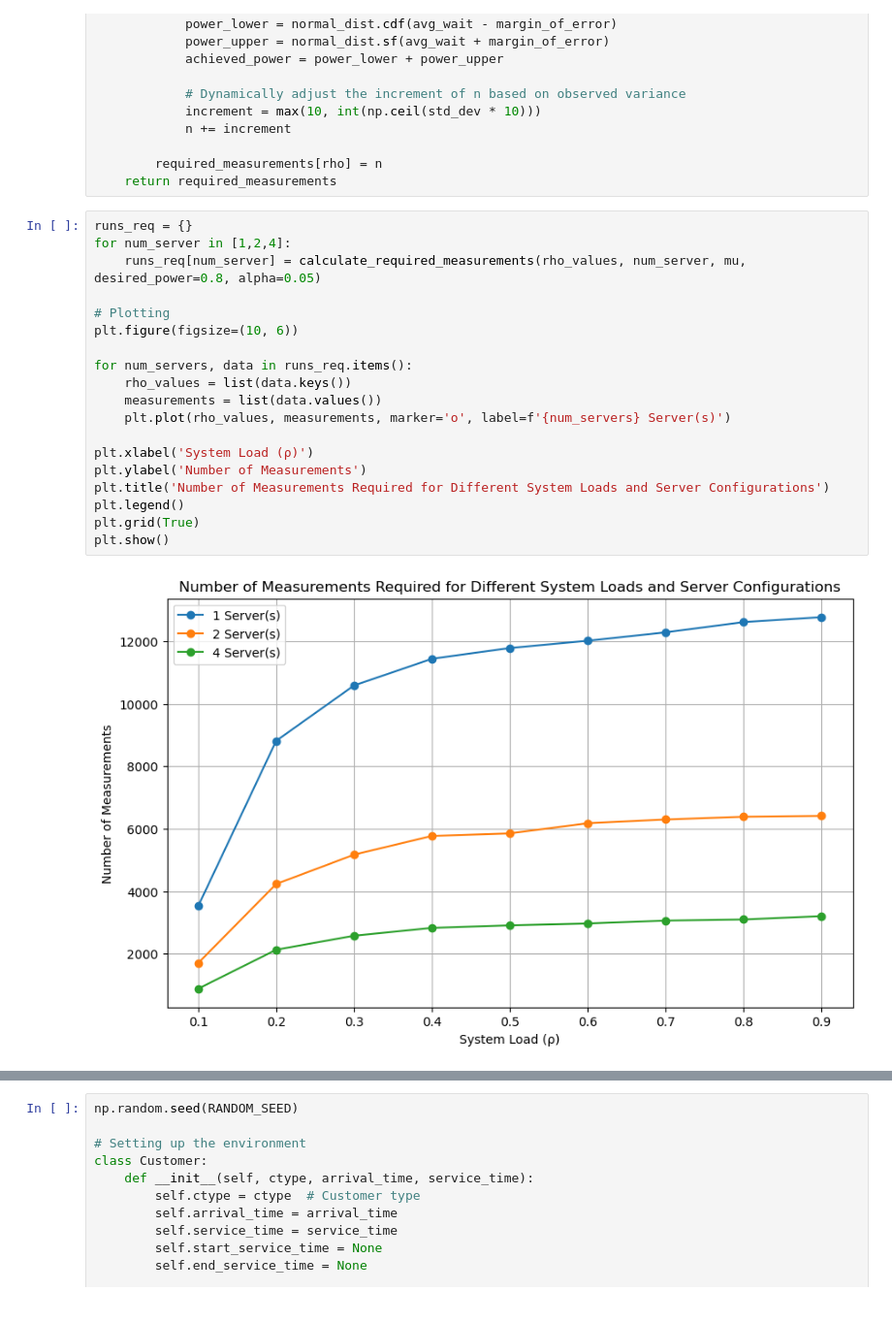
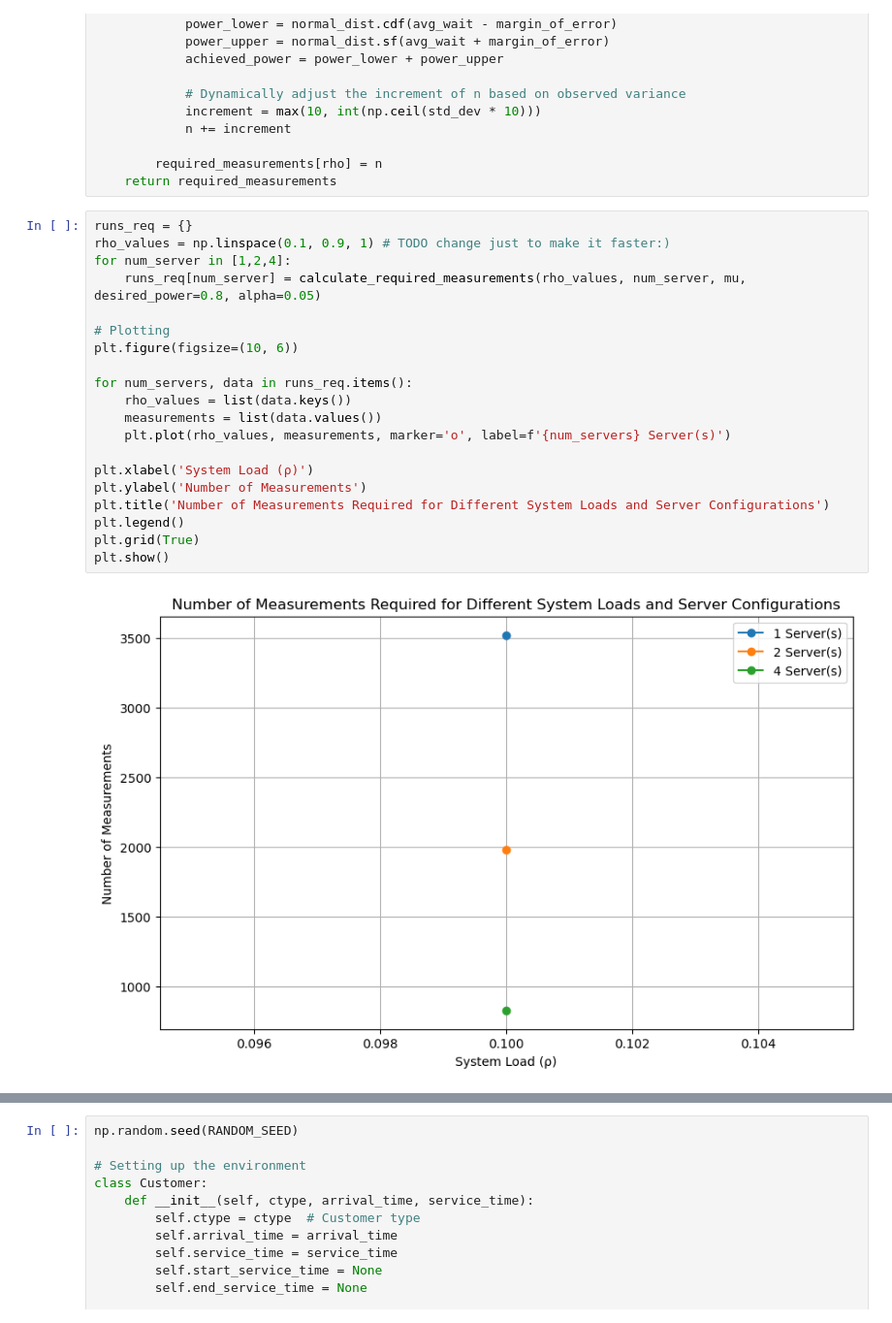
Before and after one commit to jonas4climate/ss-assignment-2, a Jupyter notebook: CalvinLaw_11306734_RaymondZhang_14865904_JonasSchaefer_14039982_2.ipynb, the cells around one changed output, grey strips where cells are left out. Shown at 97% size. Cells and saved outputs as stored; diff of their text form.

```diff
--- a/CalvinLaw_11306734_RaymondZhang_14865904_JonasSchaefer_14039982_2.ipynb
+++ b/CalvinLaw_11306734_RaymondZhang_14865904_JonasSchaefer_14039982_2.ipynb
@@ -274,25 +275,26 @@ def calculate_required_measurements(rho_values, num_servers, mu, desired_power=0
     return required_measurements
 # %%
 runs_req = {}
+rho_values = np.linspace(0.1, 0.9, 1) # TODO change just to make it faster:)
 for num_server in [1,2,4]:
     runs_req[num_server] = calculate_required_measurements(rho_values, num_server, mu, desired_power=0.8, alpha=0.05)
 
 # Plotting
 plt.figure(figsize=(10, 6))
 
 for num_servers, data in runs_req.items():
     rho_values = list(data.keys())
     measurements = list(data.values())
     plt.plot(rho_values, measurements, marker='o', label=f'{num_servers} Server(s)')
 
 plt.xlabel('System Load (ρ)')
 plt.ylabel('Number of Measurements')
 plt.title('Number of Measurements Required for Different System Loads and Server Configurations')
 plt.legend()
 plt.grid(True)
 plt.show()
 # %% [output]
-[figure, old version]
+[figure, new version]
 # %%
 def run_simulation(num_servers, rho_values, mu, simulation_time, runs_req):
     """Run the queue simulation for different values of system load (ρ), using specific number of simulations from runs_req."""
```
Also changed, not shown: parts of 15 cells of this notebook.
